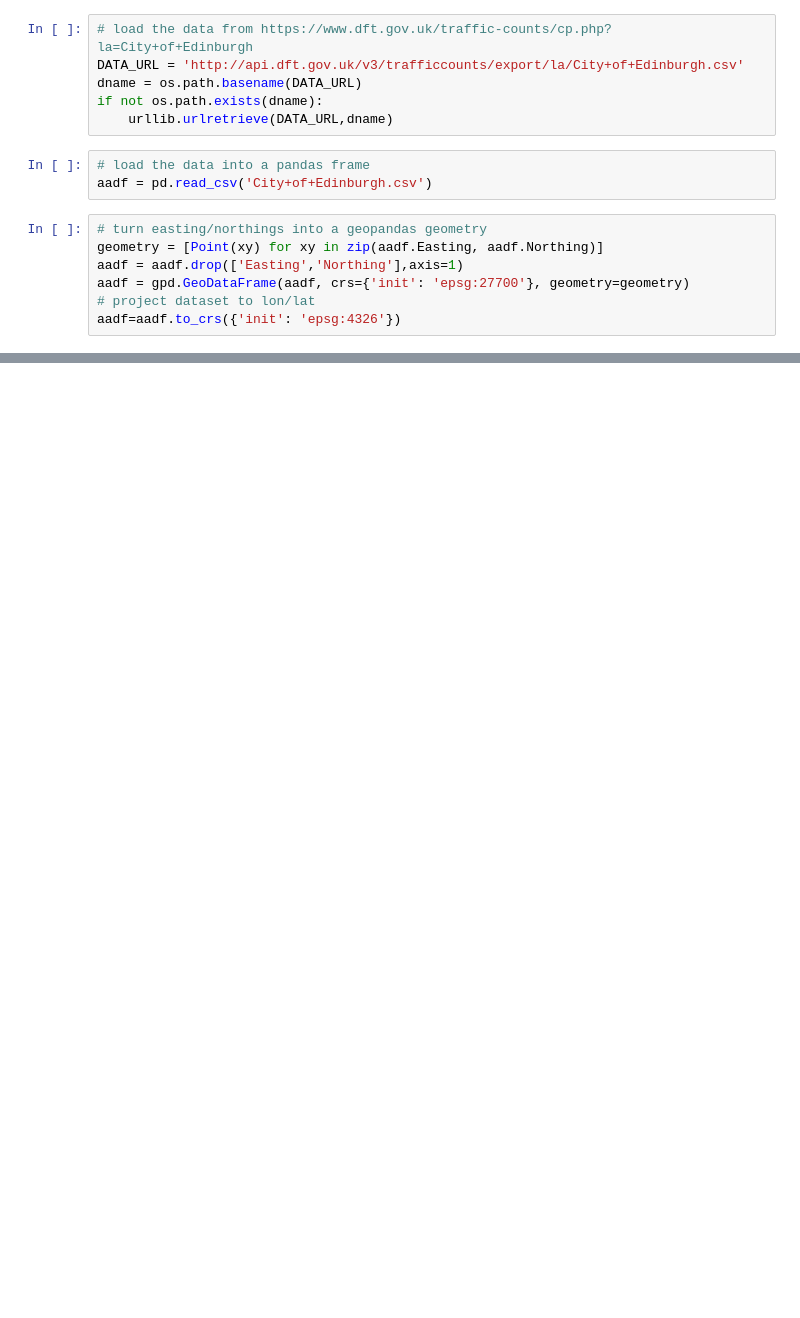
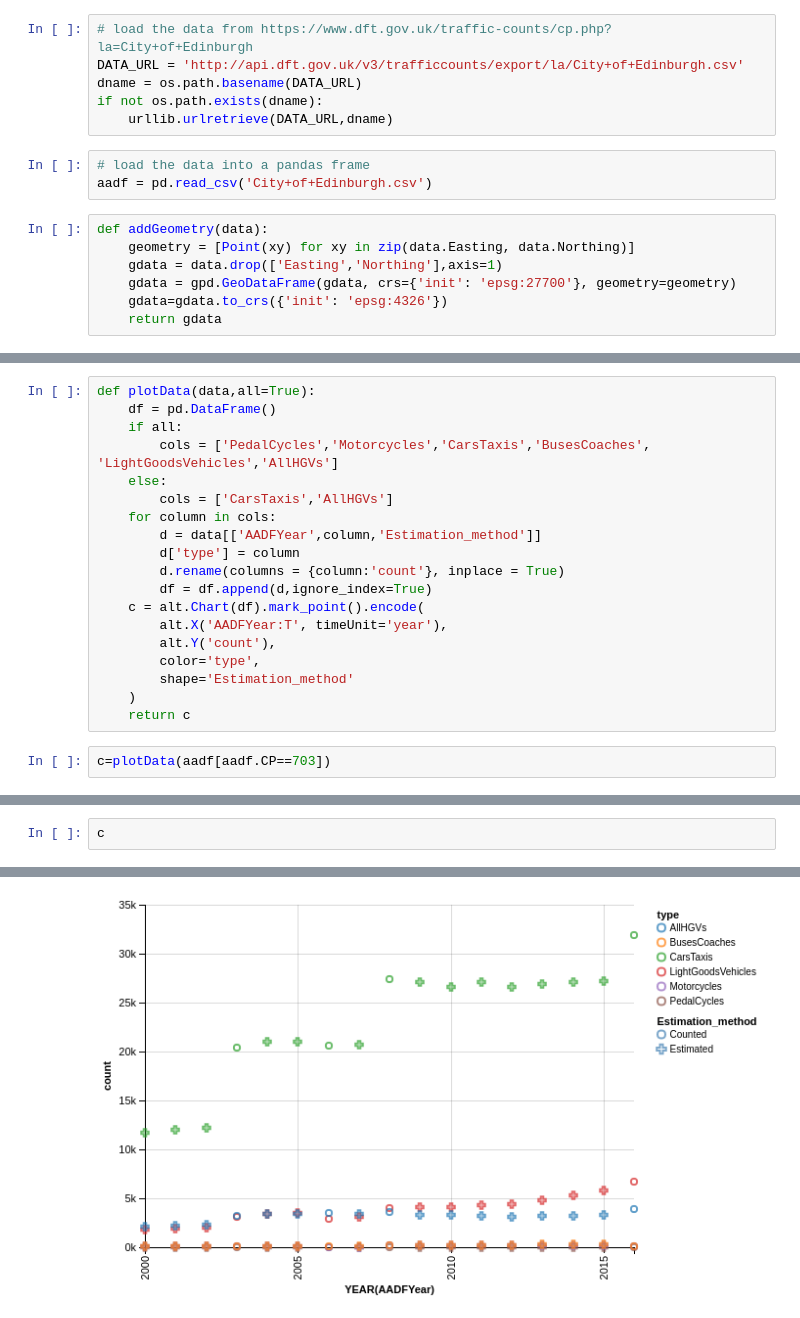
Before and after one commit to mhagdorn/EdinTraffic, a Jupyter notebook: traffic.ipynb, the cells around one changed output, grey strips where cells are left out. Saved outputs shown, nothing was run; the diff lists cells and outputs as text; blank space fills up the shorter version.

```diff
--- a/traffic.ipynb
+++ b/traffic.ipynb
@@ -18,9 +20,9 @@ if not os.path.exists(dname):
 # load the data into a pandas frame
 aadf = pd.read_csv('City+of+Edinburgh.csv')
 # %%
-# turn easting/northings into a geopandas geometry
-geometry = [Point(xy) for xy in zip(aadf.Easting, aadf.Northing)]
-aadf = aadf.drop(['Easting','Northing'],axis=1)
-aadf = gpd.GeoDataFrame(aadf, crs={'init': 'epsg:27700'}, geometry=geometry)
-# project dataset to lon/lat
-aadf=aadf.to_crs({'init': 'epsg:4326'})
+def addGeometry(data):
+    geometry = [Point(xy) for xy in zip(data.Easting, data.Northing)]
+    gdata = data.drop(['Easting','Northing'],axis=1)
+    gdata = gpd.GeoDataFrame(gdata, crs={'init': 'epsg:27700'}, geometry=geometry)
+    gdata=gdata.to_crs({'init': 'epsg:4326'})
+    return gdata
@@ -49,0 +29,21 @@ for key, grp in aadf.groupby(['CP']):
+# %%
+def plotData(data,all=True):
+    df = pd.DataFrame()
+    if all:
+        cols = ['PedalCycles','Motorcycles','CarsTaxis','BusesCoaches', 'LightGoodsVehicles','AllHGVs']
+    else:
+        cols = ['CarsTaxis','AllHGVs']
+    for column in cols:
+        d = data[['AADFYear',column,'Estimation_method']]
+        d['type'] = column
+        d.rename(columns = {column:'count'}, inplace = True)
+        df = df.append(d,ignore_index=True)
+    c = alt.Chart(df).mark_point().encode(
+        alt.X('AADFYear:T', timeUnit='year'),
+        alt.Y('count'),
+        color='type',
+        shape='Estimation_method'
+    )
+    return c
+# %%
+c=plotData(aadf[aadf.CP==703])
@@ -49,0 +60,3 @@ for key, grp in aadf.groupby(['CP']):
+# %%
+c
+# %% [output]
@@ -49,0 +64 @@ for key, grp in aadf.groupby(['CP']):
+[figure, added]
```
Also changed, not shown: parts of 7 cells of this notebook.
